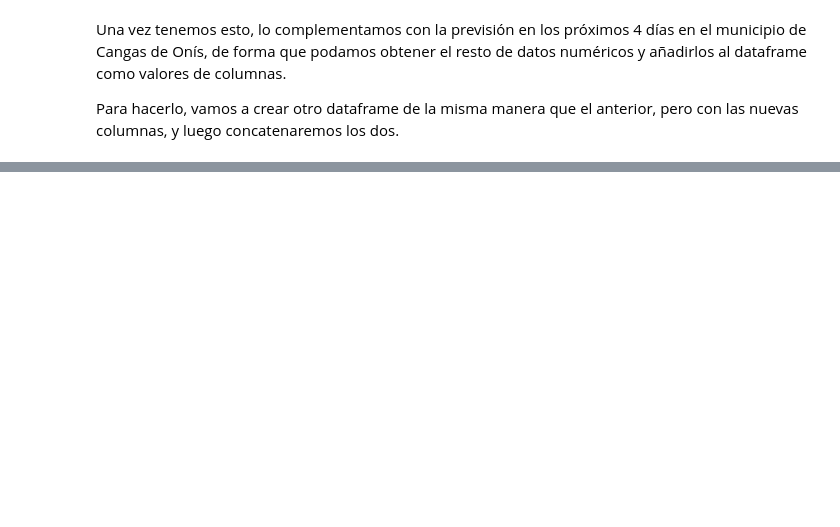
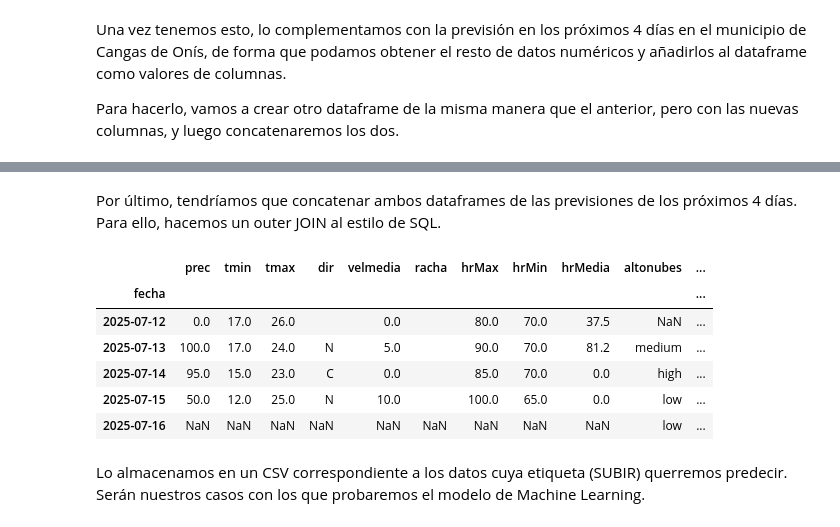
Before and after one commit to jorge-ruizl-um-es/fog-prediction, a Jupyter notebook: notebooks/data_from_aemet.ipynb, the cells around one changed output, grey strips where cells are left out. Cells and saved outputs as stored; diff of their text form; code cells hidden in the pictures; blank space fills up the shorter version.

Commit message:
Añadiendo función para pasar a CSV las previsiones a etiquetar

```diff
--- a/notebooks/data_from_aemet.ipynb
+++ b/notebooks/data_from_aemet.ipynb
@@ -443,0 +441,10 @@ https://opendata.aemet.es/opendata/sh/3d23a256
+# %%
+json_salida_prevision = add_prevision_municipio()
+
+# Convertir a dataframe y poner la fecha en el índice
+df_prev = pd.DataFrame(json_salida_prevision)
+if "fecha" in df_prev.columns:
+	df_prev["fecha"] = pd.to_datetime(df_prev["fecha"])
+	df_prev.set_index(df_prev.fecha, inplace=True)
+	df_prev = df_prev.drop("fecha", axis=1)
+df_prev
@@ -443,0 +459,15 @@ https://opendata.aemet.es/opendata/sh/3d23a256
+# %% [markdown]
+Por último, tendríamos que concatenar ambos dataframes de las previsiones de los próximos 4 días. Para ello, hacemos un outer JOIN al estilo de SQL.
+# %%
+df_previsiones_completo = df_prev.join(df_mountain, how="outer")
+df_previsiones_completo
+# %% [output]
+|  | prec | tmin | tmax | dir | velmedia | racha | hrMax | hrMin | hrMedia | altonubes | ... |
+| fecha |  |  |  |  |  |  |  |  |  |  | ... |
+| 2025-07-12 | 0.0 | 17.0 | 26.0 |  | 0.0 |  | 80.0 | 70.0 | 37.5 | NaN | ... |
+| 2025-07-13 | 100.0 | 17.0 | 24.0 | N | 5.0 |  | 90.0 | 70.0 | 81.2 | medium | ... |
+| 2025-07-14 | 95.0 | 15.0 | 23.0 | C | 0.0 |  | 85.0 | 70.0 | 0.0 | high | ... |
+| 2025-07-15 | 50.0 | 12.0 | 25.0 | N | 10.0 |  | 100.0 | 65.0 | 0.0 | low | ... |
+| 2025-07-16 | NaN | NaN | NaN | NaN | NaN | NaN | NaN | NaN | NaN | low | ... |
+# %% [markdown]
+Lo almacenamos en un CSV correspondiente a los datos cuya etiqueta (SUBIR) querremos predecir. Serán nuestros casos con los que probaremos el modelo de Machine Learning.
```
Also changed, not shown: parts of 5 cells of this notebook.
